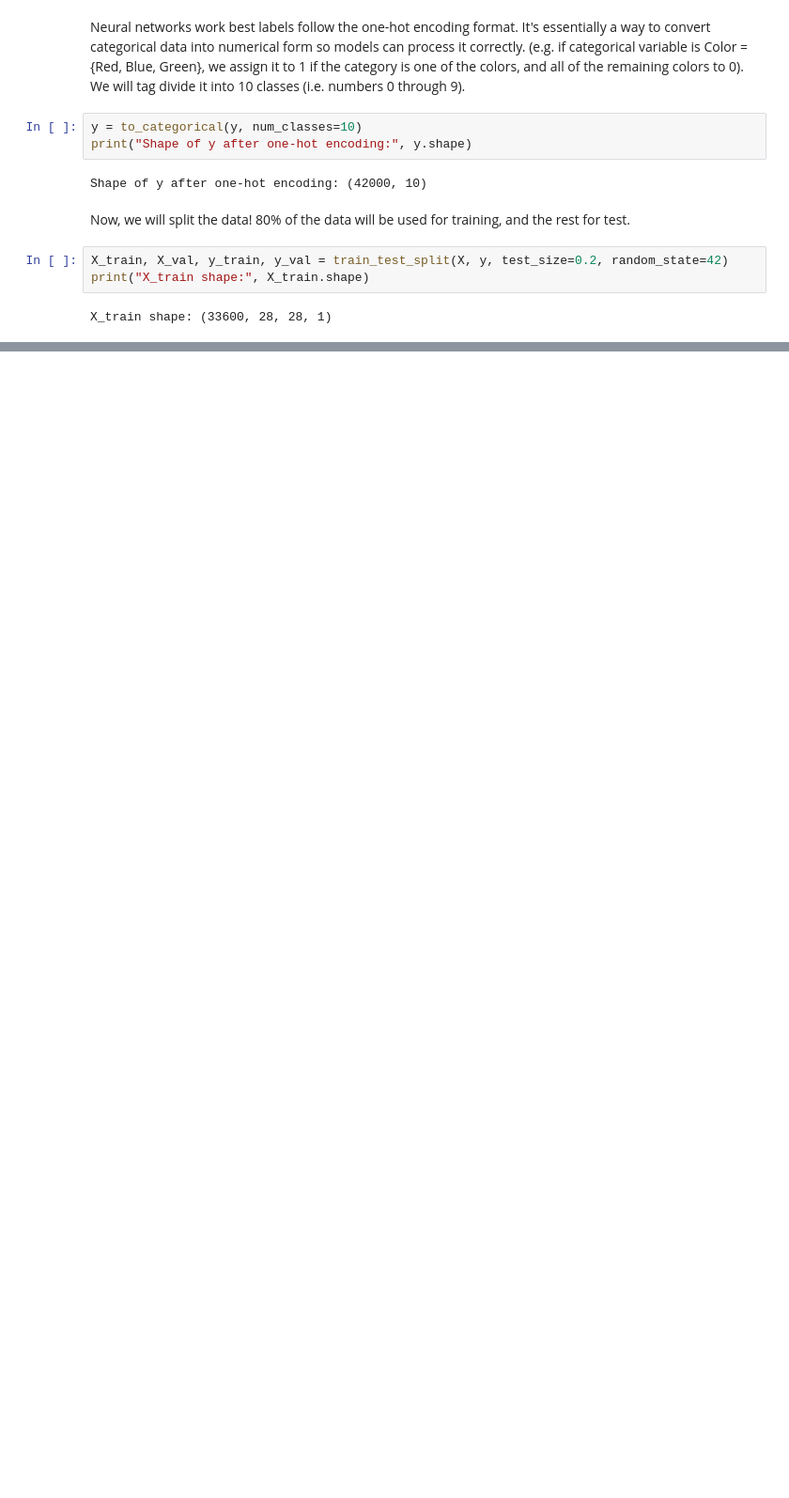
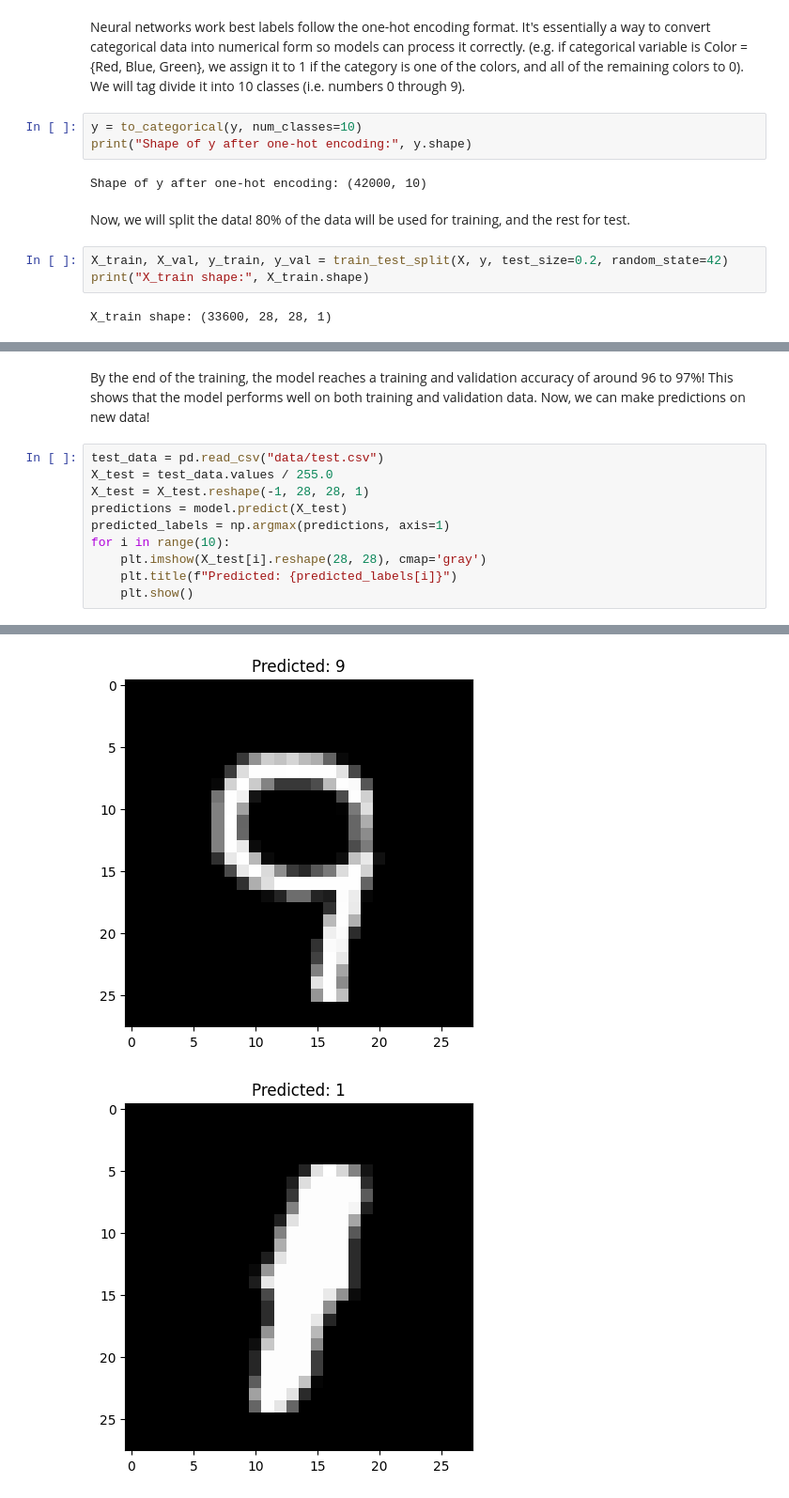
Before and after one commit to andreyestevam/handwritten_digit_rec_neuralnets, a Jupyter notebook: HDR_NeuralNets.ipynb, the cells around one changed output, grey strips where cells are left out. Shown at 94% size. Saved outputs shown, nothing was run; the diff lists cells and outputs as text; blank space fills up the shorter version.

```diff
--- a/HDR_NeuralNets.ipynb
+++ b/HDR_NeuralNets.ipynb
@@ -58,0 +130,13 @@ X_train shape: (33600, 28, 28, 1)
+# %% [markdown]
+By the end of the training, the model reaches a training and validation accuracy of around 96 to 97%! This shows that the model performs well on both training and validation data. Now, we can make predictions on new data!
+# %%
+test_data = pd.read_csv("data/test.csv")
+X_test = test_data.values / 255.0
+X_test = X_test.reshape(-1, 28, 28, 1)
+predictions = model.predict(X_test)
+predicted_labels = np.argmax(predictions, axis=1)
+for i in range(10):
+    plt.imshow(X_test[i].reshape(28, 28), cmap='gray')
+    plt.title(f"Predicted: {predicted_labels[i]}")
+    plt.show()
+# %% [output]
@@ -58,0 +144,2 @@ X_train shape: (33600, 28, 28, 1)
+[figure, added]
+[figure, added]
```
Also changed, not shown: parts of 8 cells of this notebook, 1 other file.
